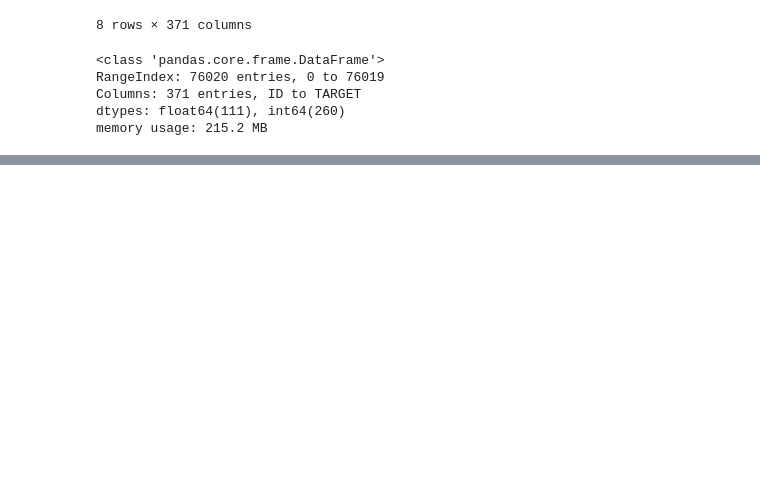
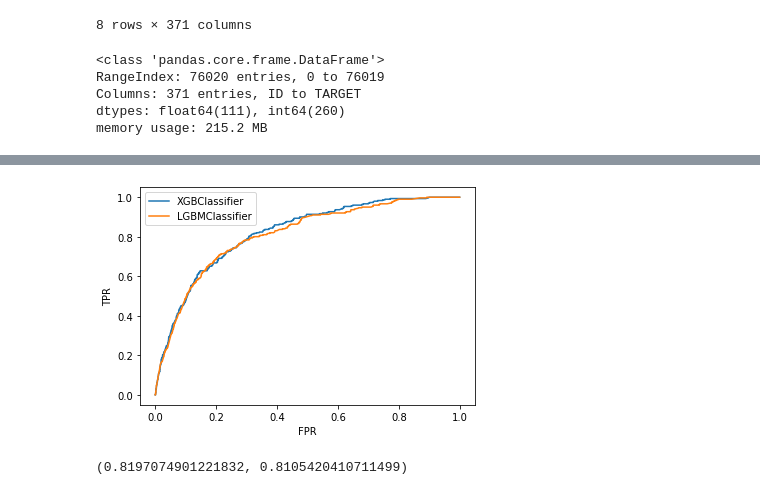
Before and after one commit to SYdney-Go/2021_SELF_STUDY, a Jupyter notebook: 2021_SELF_STUDY/Python_Practices/광주인공지능사관학교/ML class/Santander Customer Satisfaction.ipynb, the cells around one changed output, grey strips where cells are left out. Saved outputs shown, nothing was run; the diff lists cells and outputs as text; code cells hidden in the pictures; blank space fills up the shorter version.

```diff
--- a/2021_SELF_STUDY/Python_Practices/광주인공지능사관학교/ML class/Santander Customer Satisfaction.ipynb
+++ b/2021_SELF_STUDY/Python_Practices/광주인공지능사관학교/ML class/Santander Customer Satisfaction.ipynb
@@ -87,0 +194,22 @@ print("특성들의 분산 값: \n", df.var().max(), df.var().min() )
+# %%
+from sklearn.metrics import roc_curve
+
+fpr_xg, tpr_xg, th_xg = roc_curve(y_test, model_xg.predict_proba(X_test)[:, 1])
+fpr_lg, tpr_lg, th_lg = roc_curve(y_test, model_lg.predict_proba(X_test)[:, 1])
+
+plt.plot(fpr_xg, tpr_xg, label='XGBClassifier')
+plt.plot(fpr_lg, tpr_lg, label='LGBMClassifier')
+plt.xlabel('FPR')
+plt.ylabel('TPR')
+plt.legend()
+plt.show()
+# %% [output]
+[figure, added]
+# %%
+from sklearn.metrics import roc_auc_score
+
+xg_auc = roc_auc_score(y_test, model_xg.predict_proba(X_test)[:, 1])
+lg_auc = roc_auc_score(y_test, model_lg.predict_proba(X_test)[:, 1])
+xg_auc, lg_auc
+# %% [output]
+(0.8197074901221832, 0.8105420410711499)
```
Also changed, not shown: parts of 13 cells of this notebook, 5 other files.
